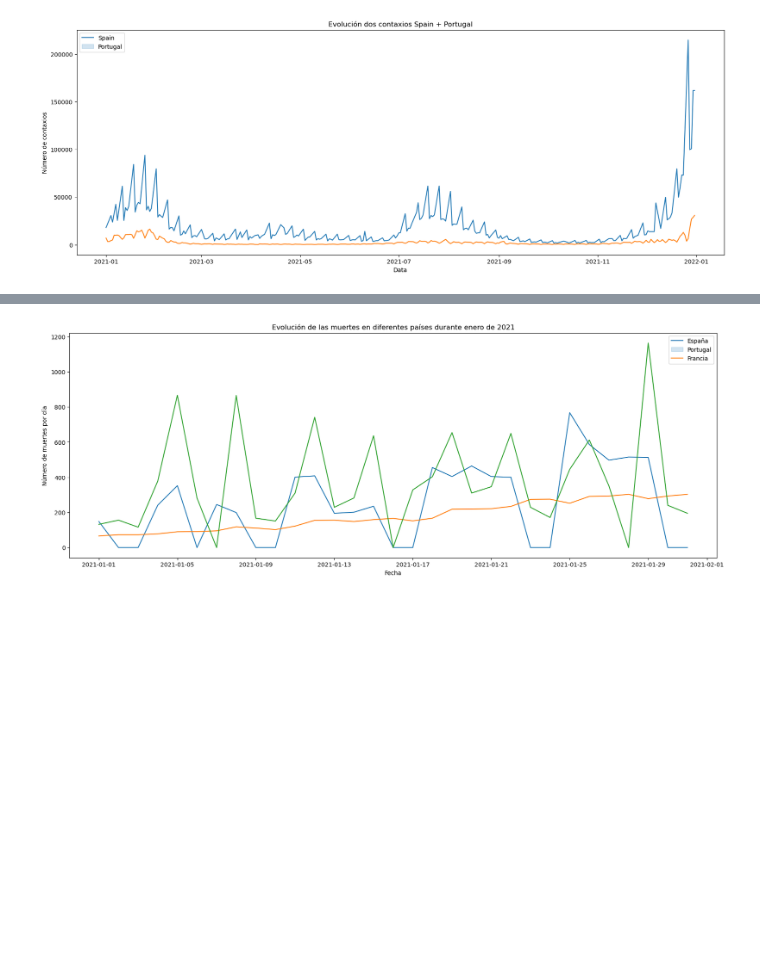
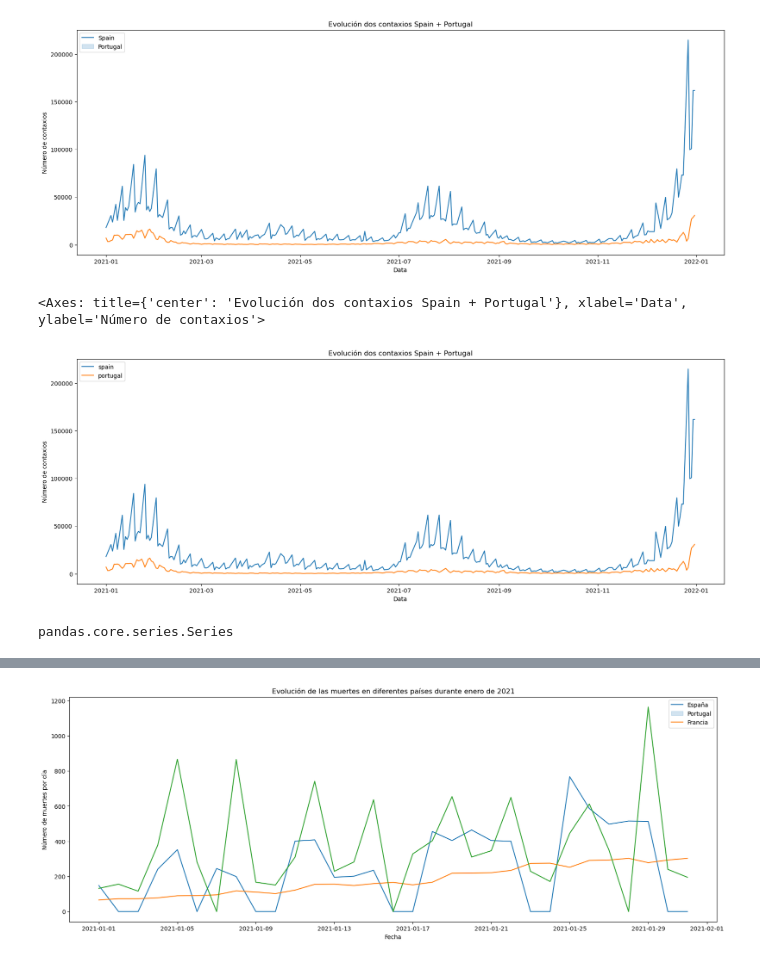
Before and after one commit to Maitlla/Sistemas_BD, a Jupyter notebook: analytics/02_graphs-exercise.ipynb, the cells around one changed output, grey strips where cells are left out. Saved outputs shown, nothing was run; the diff lists cells and outputs as text; code cells hidden in the pictures; blank space fills up the shorter version.

```diff
--- a/analytics/02_graphs-exercise.ipynb
+++ b/analytics/02_graphs-exercise.ipynb
@@ -210,3 +233,24 @@ plt.legend(['Spain','Portugal'])
 # %% [output]
 <matplotlib.legend.Legend at 0x...>
 [figure]
+# %%
+contaxios_spain =  df_covid[df_covid.pais == 'Spain'].contaxios
+contaxios_spain = contaxios_spain[contaxios_spain != 0]
+contaxios_portugal =  df_covid[df_covid.pais == 'Portugal'].contaxios
+contaxios_portugal = contaxios_portugal[contaxios_portugal != 0]
+
+plt.figure(figsize=(20,7))
+
+plt.title('Evolución dos contaxios Spain + Portugal')
+plt.xlabel('Data')
+plt.ylabel('Número de contaxios')
+
+sns.lineplot(data=contaxios_spain,label='spain')
+sns.lineplot(data=contaxios_portugal,label='portugal')
+# %% [output]
+<Axes: title={'center': 'Evolución dos contaxios Spain + Portugal'}, xlabel='Data', ylabel='Número de contaxios'>
+[figure, added]
+# %%
+type(contaxios_spain)
+# %% [output]
+pandas.core.series.Series
```
Also changed, not shown: parts of 7 cells of this notebook, 28 other files.
